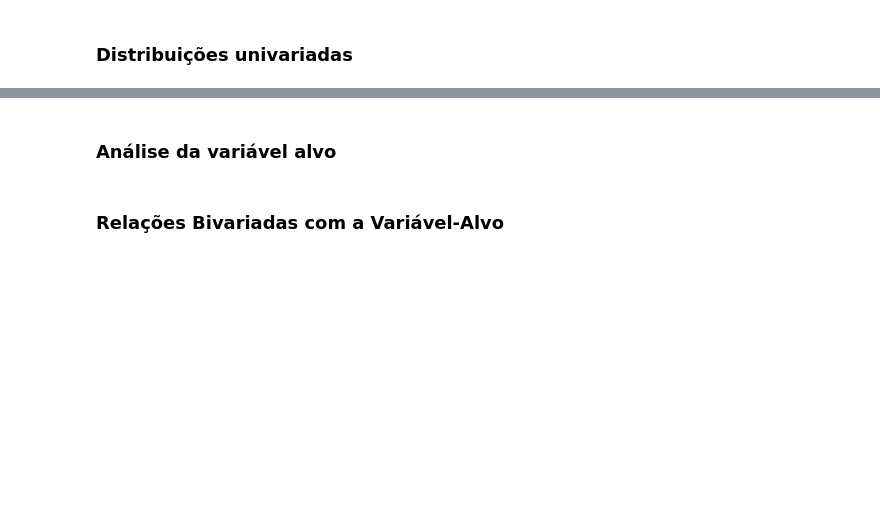
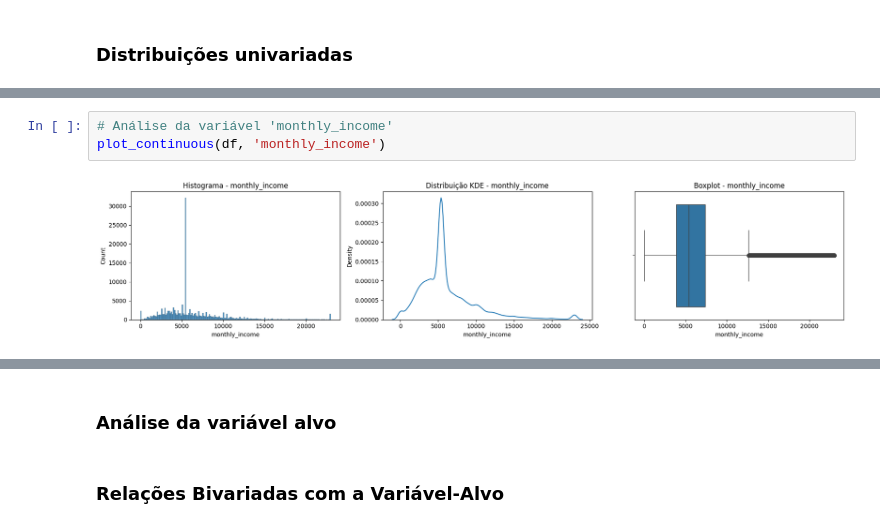
Before and after one commit to eduardoemf/credit-risk-classifier, a Jupyter notebook: notebooks/02_analise_exploratoria.ipynb, the cells around one changed output, grey strips where cells are left out. Drawn from its saved outputs; the diff is of its cells as text; blank space fills up the shorter version.

```diff
--- a/notebooks/02_analise_exploratoria.ipynb
+++ b/notebooks/02_analise_exploratoria.ipynb
@@ -39,0 +229,5 @@ df =
+# %%
+# Análise da variável 'monthly_income'
+plot_continuous(df, 'monthly_income')
+# %% [output]
+[figure, added]
```
Also changed, not shown: parts of 41 cells of this notebook.
